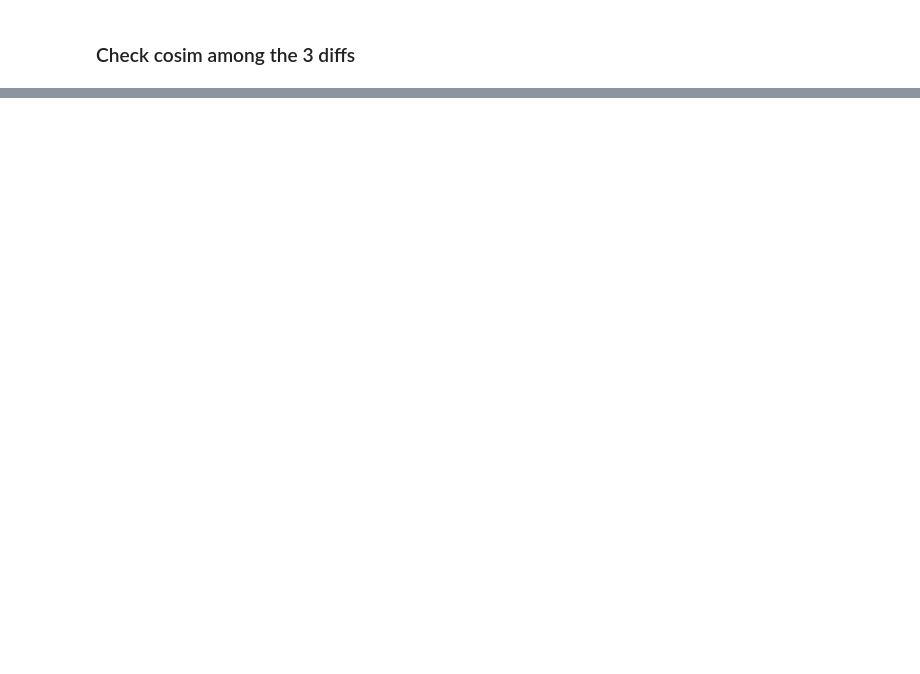
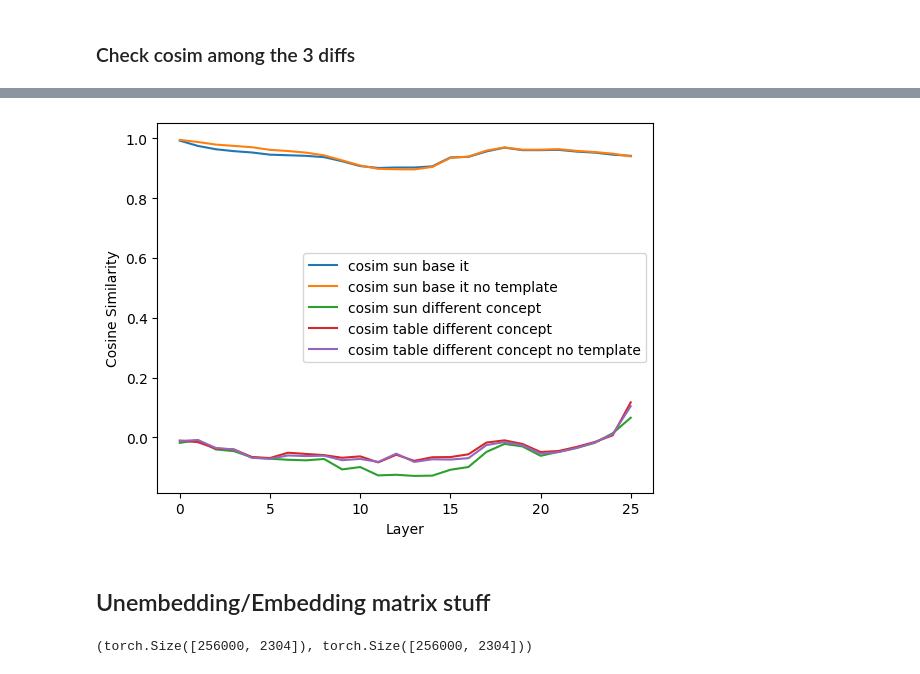
Before and after one commit to science-of-finetuning/sparsity-artifacts-crosscoders, a Jupyter notebook: concept_diff.ipynb, the cells around one changed output, grey strips where cells are left out. Saved outputs shown, nothing was run; the diff lists cells and outputs as text; code cells hidden in the pictures; blank space fills up the shorter version.

```diff
--- a/concept_diff.ipynb
+++ b/concept_diff.ipynb
@@ -54,0 +81,25 @@ plt.show()
+# %%
+# check sun - table cosim
+cosim_sun_base_it = th.nn.functional.cosine_similarity(sun_to_table_base, sun_to_table_it, dim=1)
+cosim_sun_base_it_no_template = th.nn.functional.cosine_similarity(sun_to_table_base, sun_to_table_it_no_template, dim=1)
+cosim_sun_diff = th.nn.functional.cosine_similarity(sun_to_table_base, car_to_dog_base, dim=1)
+cosim_table_diff = th.nn.functional.cosine_similarity(sun_to_table_it, car_to_dog_it, dim=1)
+cosim_table_diff_no_template = th.nn.functional.cosine_similarity(sun_to_table_it_no_template, car_to_dog_it_no_template, dim=1)
+fig, ax = plt.subplots()
+ax.plot(cosim_sun_base_it, label="cosim sun base it")
+ax.plot(cosim_sun_base_it_no_template, label="cosim sun base it no template")
+ax.plot(cosim_sun_diff, label="cosim sun different concept")
+ax.plot(cosim_table_diff, label="cosim table different concept")
+ax.plot(cosim_table_diff_no_template, label="cosim table different concept no template")
+ax.set_xlabel("Layer")
+ax.set_ylabel("Cosine Similarity")
+ax.legend()
+plt.show()
+# %% [output]
+[figure, added]
+# %% [markdown]
+## Unembedding/Embedding matrix stuff
+# %%
+base_model.lm_head.weight.shape, it_model.lm_head.weight.shape
+# %% [output]
+(torch.Size([256000, 2304]), torch.Size([256000, 2304]))
```
Also changed, not shown: parts of 26 cells of this notebook, 1 other file.
